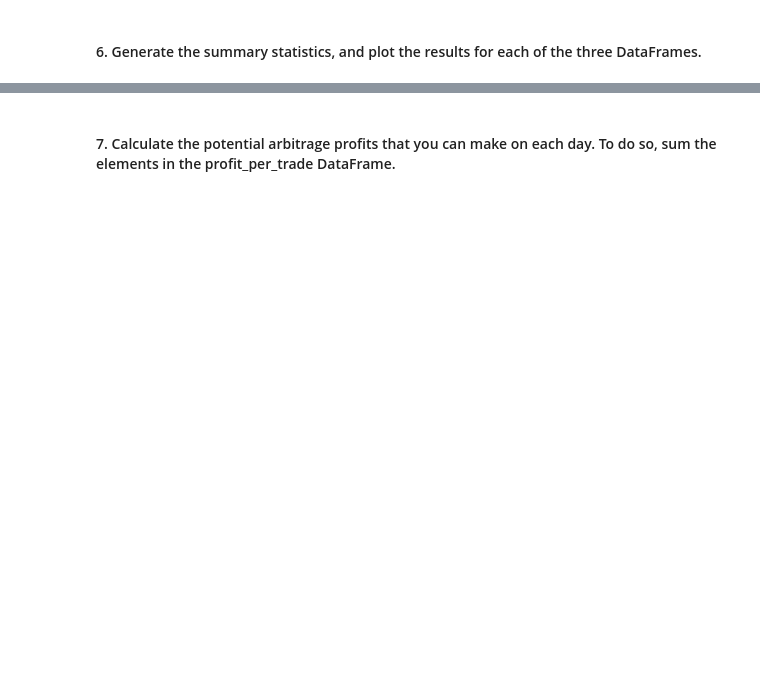
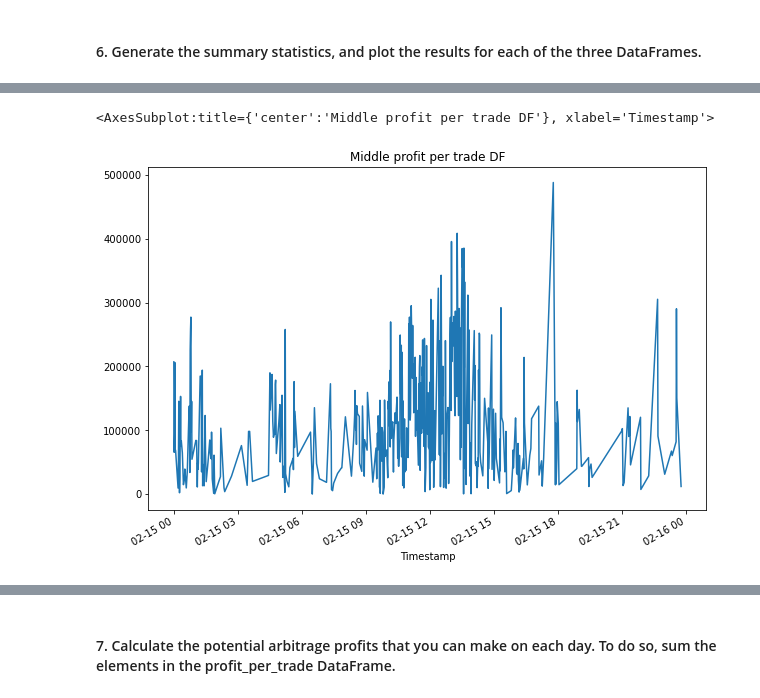
Before and after one commit to HugoWLA/Crypto_Arb_Program, a Jupyter notebook: crypto_arbitrage.ipynb, the cells around one changed output, grey strips where cells are left out. Drawn from its saved outputs; the diff is of its cells as text; code cells hidden in the pictures; blank space fills up the shorter version.

```diff
--- a/crypto_arbitrage.ipynb
+++ b/crypto_arbitrage.ipynb
@@ -541,0 +555,5 @@ arbitrage_spread_early = bitstamp['Close'].loc['2018-01-01'] - coinbase['Close']
+# %%
+arbitrage_spread_middle = coinbase['Close'].loc['2018-02-15'] - bitstamp['Close'].loc['2018-02-15']
+
+arb_spread_middle_profit = arbitrage_spread_middle[arbitrage_spread_middle>0]
+arb_spread_middle_profit.describe()
@@ -559,0 +651,4 @@ profitable_trades_early = # YOUR CODE HERE
+# %%
+profitable_trades_middle = arbitrage_spread_middle[arbitrage_spread_middle > .01]
+
+profitable_trades_middle.head()
@@ -577,0 +743,6 @@ profit_per_trade_early = # YOUR CODE HERE
+# %%
+profit_middle = profitable_trades_middle * bitstamp['Close'].loc['2018-02-15']
+
+profit_per_trade_middle = profit_middle.dropna()
+
+profit_per_trade_middle
@@ -585,0 +818,5 @@ profit_per_trade_early = # YOUR CODE HERE
+# %%
+profit_per_trade_middle.plot(figsize=(10,7), title="Middle profit per trade DF")
+# %% [output]
+<AxesSubplot:title={'center':'Middle profit per trade DF'}, xlabel='Timestamp'>
+[figure, added]
```
Also changed, not shown: parts of 29 cells of this notebook.
